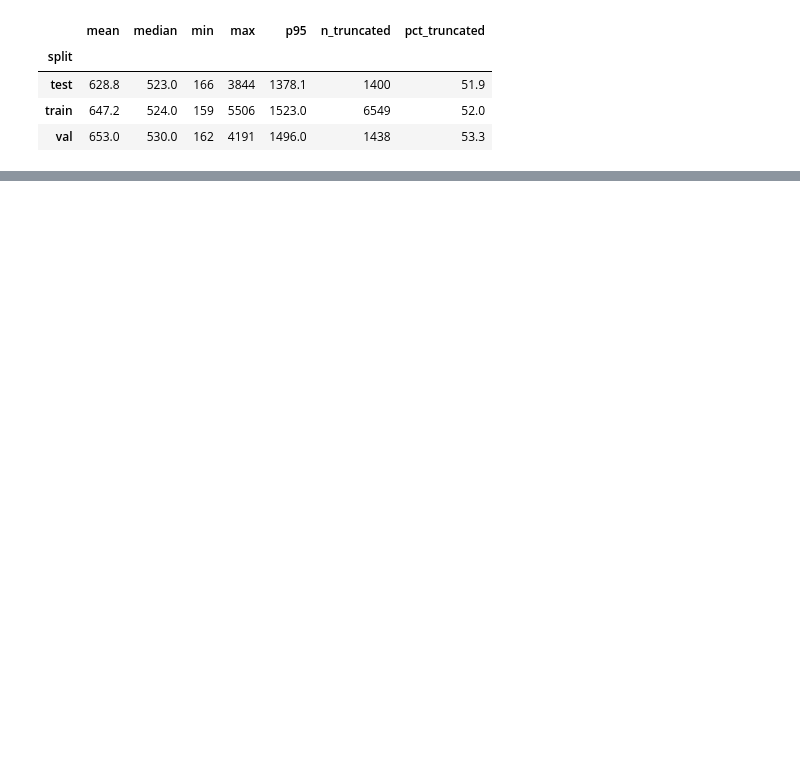
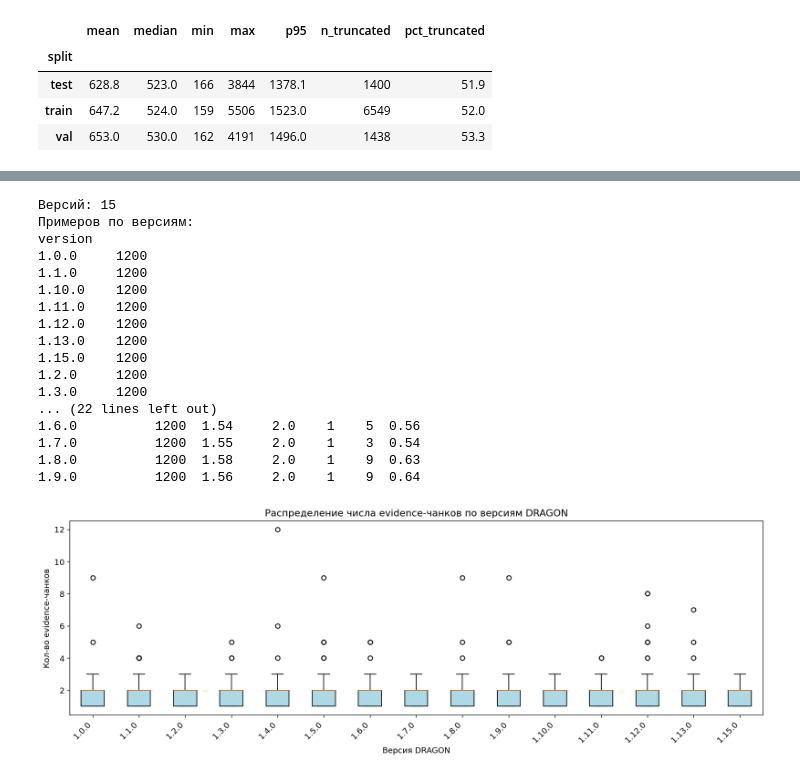
Before and after one commit to BigMak1/rag_fact_checking, a Jupyter notebook: DRAGON/analyze_dragon_dataset.ipynb, the cells around one changed output, grey strips where cells are left out. Cells and saved outputs as stored; diff of their text form; code cells hidden in the pictures; blank space fills up the shorter version.

```diff
--- a/DRAGON/analyze_dragon_dataset.ipynb
+++ b/DRAGON/analyze_dragon_dataset.ipynb
@@ -276,0 +342,49 @@ split_summary
+# %%
+# Извлекаем версию из question_id (формат: "1.15.0_0" → "1.15.0")
+df["version"] = df["question_id"].apply(lambda x: x.rsplit("_", 1)[0])
+
+print(f"Версий: {df['version'].nunique()}")
+print(f"Примеров по версиям:\n{df['version'].value_counts().sort_index()}\n")
+
+# Статистика evidence-чанков по версиям
+version_stats = df.groupby("version")["n_evidence_chunks"].agg(
+    ["count", "mean", "median", "min", "max", "std"]
+).round(2)
+version_stats.columns = ["n_examples", "mean", "median", "min", "max", "std"]
+print("Evidence-чанки по версиям:")
+print(version_stats.to_string())
+
+# Визуализация
+versions_sorted = sorted(df["version"].unique(), key=lambda v: list(map(int, v.split("."))))
+
+fig, ax = plt.subplots(figsize=(14, 5))
+positions = range(len(versions_sorted))
+data_per_version = [df[df["version"] == v]["n_evidence_chunks"].values for v in versions_sorted]
+bp = ax.boxplot(data_per_version, positions=positions, patch_artist=True,
+                boxprops=dict(facecolor="lightblue"))
+ax.set_xticks(positions)
+ax.set_xticklabels(versions_sorted, rotation=45, ha="right")
+ax.set_xlabel("Версия DRAGON")
+ax.set_ylabel("Кол-во evidence-чанков")
+ax.set_title("Распределение числа evidence-чанков по версиям DRAGON")
+plt.tight_layout()
+plt.show()
+# %% [output]
+Версий: 15
+Примеров по версиям:
+version
+1.0.0     1200
+1.1.0     1200
+1.10.0    1200
+1.11.0    1200
+1.12.0    1200
+1.13.0    1200
+1.15.0    1200
+1.2.0     1200
+1.3.0     1200
+... (22 lines left out)
+1.6.0          1200  1.54     2.0    1    5  0.56
+1.7.0          1200  1.55     2.0    1    3  0.54
+1.8.0          1200  1.58     2.0    1    9  0.63
+1.9.0          1200  1.56     2.0    1    9  0.64
+[figure, added]
```
Also changed, not shown: parts of 2 cells of this notebook, 4 other files.
